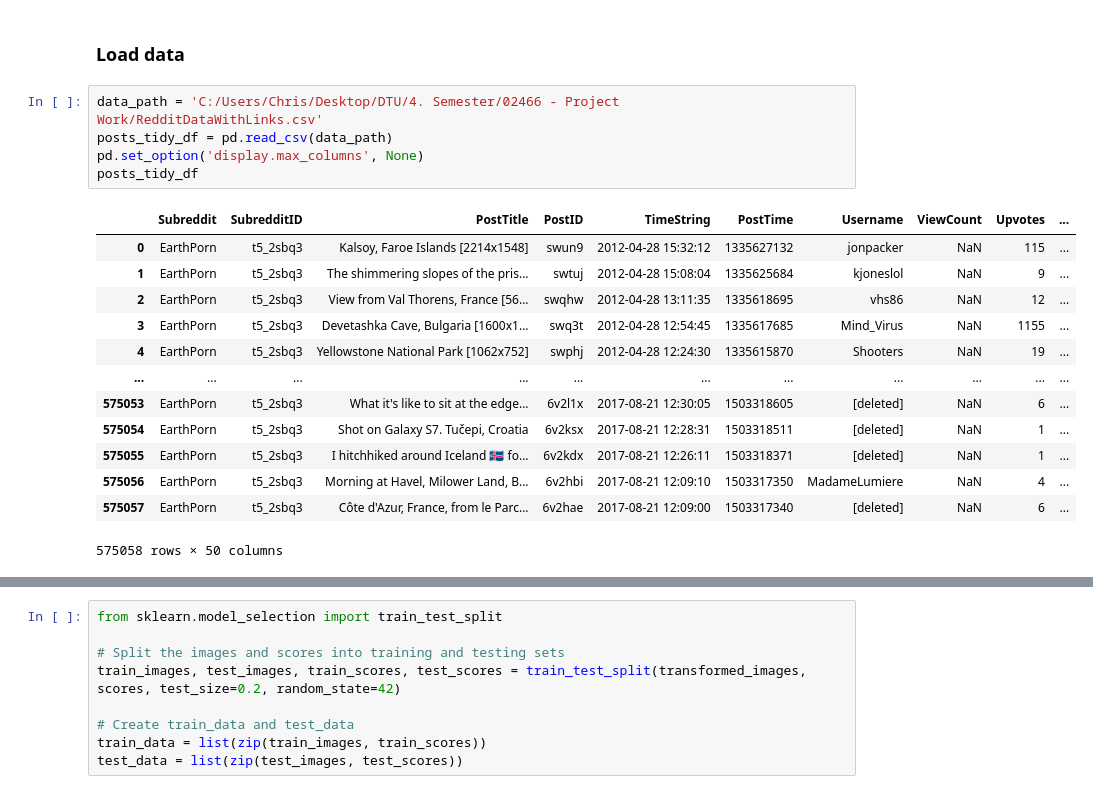
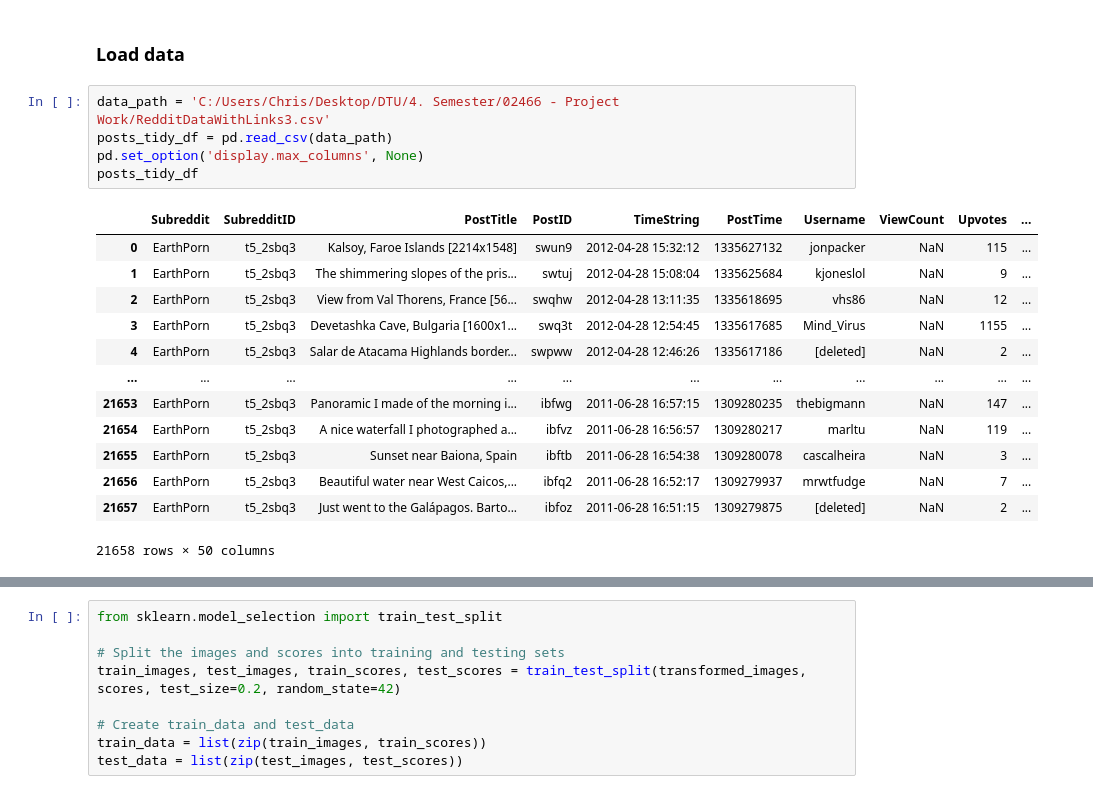
Before and after one commit to ChristofferDreist/RedditUpvotes, a Jupyter notebook: Dataset download.ipynb, the cells around one changed output, grey strips where cells are left out. Drawn from its saved outputs; the diff is of its cells as text.

Commit message:
Correct path

```diff
--- a/Dataset download.ipynb
+++ b/Dataset download.ipynb
@@ -148,21 +159,21 @@ AssertionError: Torch not compiled with CUDA enabled
 # %% [markdown]
 ### Load data
 # %%
-data_path = 'C:/Users/Chris/Desktop/DTU/4. Semester/02466 - Project Work/RedditDataWithLinks.csv'
+data_path = 'C:/Users/Chris/Desktop/DTU/4. Semester/02466 - Project Work/RedditDataWithLinks3.csv'
 posts_tidy_df = pd.read_csv(data_path)
 pd.set_option('display.max_columns', None)
 posts_tidy_df
 # %% [output]
 |  | Subreddit | SubredditID | PostTitle | PostID | TimeString | PostTime | Username | ViewCount | Upvotes | ... |
 | 0 | EarthPorn | t5_2sbq3 | Kalsoy, Faroe Islands [2214x1548] | swun9 | 2012-04-28 15:32:12 | 1335627132 | jonpacker | NaN | 115 | ... |
 | 1 | EarthPorn | t5_2sbq3 | The shimmering slopes of the pris... | swtuj | 2012-04-28 15:08:04 | 1335625684 | kjoneslol | NaN | 9 | ... |
 | 2 | EarthPorn | t5_2sbq3 | View from Val Thorens, France [56... | swqhw | 2012-04-28 13:11:35 | 1335618695 | vhs86 | NaN | 12 | ... |
 | 3 | EarthPorn | t5_2sbq3 | Devetashka Cave, Bulgaria [1600x1... | swq3t | 2012-04-28 12:54:45 | 1335617685 | Mind_Virus | NaN | 1155 | ... |
-| 4 | EarthPorn | t5_2sbq3 | Yellowstone National Park [1062x752] | swphj | 2012-04-28 12:24:30 | 1335615870 | Shooters | NaN | 19 | ... |
+| 4 | EarthPorn | t5_2sbq3 | Salar de Atacama Highlands border... | swpww | 2012-04-28 12:46:26 | 1335617186 | [deleted] | NaN | 2 | ... |
 | ... | ... | ... | ... | ... | ... | ... | ... | ... | ... | ... |
-| 575053 | EarthPorn | t5_2sbq3 | What it's like to sit at the edge... | 6v2l1x | 2017-08-21 12:30:05 | 1503318605 | [deleted] | NaN | 6 | ... |
-| 575054 | EarthPorn | t5_2sbq3 | Shot on Galaxy S7. Tučepi, Croatia | 6v2ksx | 2017-08-21 12:28:31 | 1503318511 | [deleted] | NaN | 1 | ... |
-| 575055 | EarthPorn | t5_2sbq3 | I hitchhiked around Iceland 🇮🇸 fo... | 6v2kdx | 2017-08-21 12:26:11 | 1503318371 | [deleted] | NaN | 1 | ... |
-| 575056 | EarthPorn | t5_2sbq3 | Morning at Havel, Milower Land, B... | 6v2hbi | 2017-08-21 12:09:10 | 1503317350 | MadameLumiere | NaN | 4 | ... |
-| 575057 | EarthPorn | t5_2sbq3 | Côte d'Azur, France, from le Parc... | 6v2hae | 2017-08-21 12:09:00 | 1503317340 | [deleted] | NaN | 6 | ... |
+| 21653 | EarthPorn | t5_2sbq3 | Panoramic I made of the morning i... | ibfwg | 2011-06-28 16:57:15 | 1309280235 | thebigmann | NaN | 147 | ... |
+| 21654 | EarthPorn | t5_2sbq3 | A nice waterfall I photographed a... | ibfvz | 2011-06-28 16:56:57 | 1309280217 | marltu | NaN | 119 | ... |
+| 21655 | EarthPorn | t5_2sbq3 | Sunset near Baiona, Spain | ibftb | 2011-06-28 16:54:38 | 1309280078 | cascalheira | NaN | 3 | ... |
+| 21656 | EarthPorn | t5_2sbq3 | Beautiful water near West Caicos,... | ibfq2 | 2011-06-28 16:52:17 | 1309279937 | mrwtfudge | NaN | 7 | ... |
+| 21657 | EarthPorn | t5_2sbq3 | Just went to the Galápagos. Barto... | ibfoz | 2011-06-28 16:51:15 | 1309279875 | [deleted] | NaN | 2 | ... |
-575058 rows × 50 columns
+21658 rows × 50 columns
```
Also changed, not shown: parts of 8 cells of this notebook.
